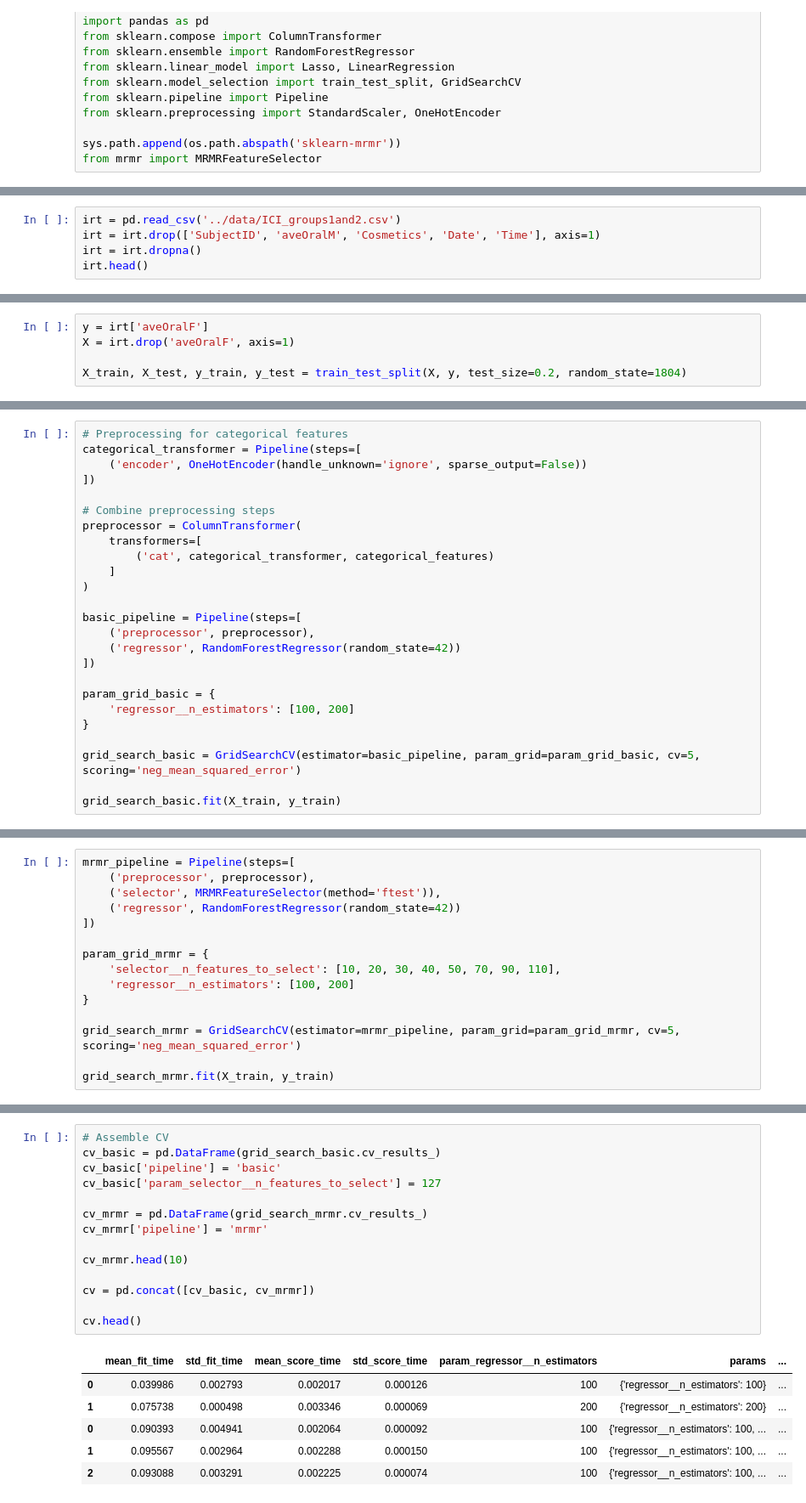
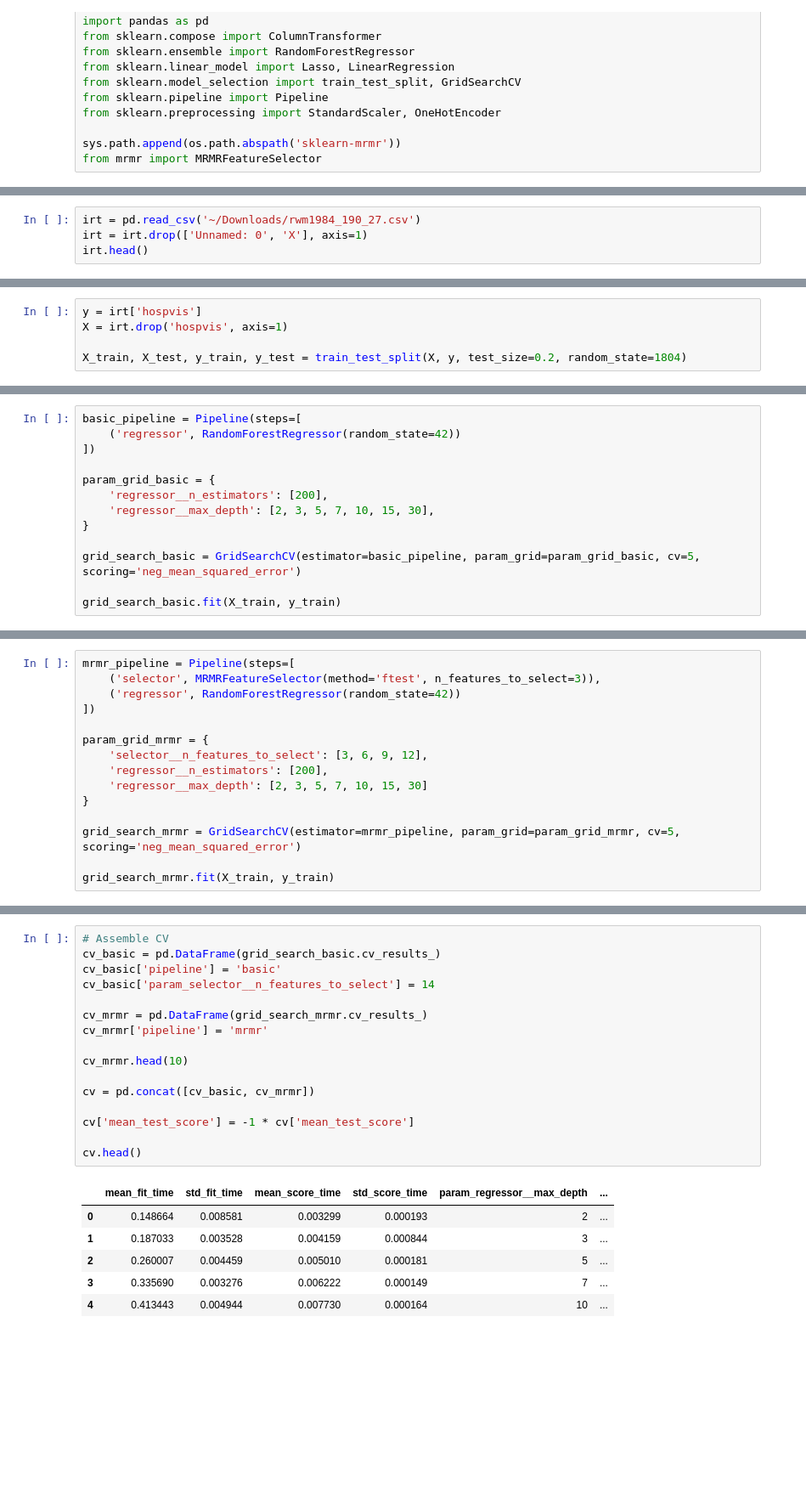
Before and after one commit to benhorvath/sklearn-mrmr, a Jupyter notebook: demo.ipynb, the cells around one changed output, grey strips where cells are left out. Shown: that part at 85% size. Saved outputs shown, nothing was run; the diff lists cells and outputs as text; blank space fills up the shorter version.

```diff
--- a/demo.ipynb
+++ b/demo.ipynb
@@ -23,6 +23,5 @@ Availabe at https://archive.ics.uci.edu/dataset/942/rt-iot2022
 # %%
-irt = pd.read_csv('../data/ICI_groups1and2.csv')
-irt = irt.drop(['SubjectID', 'aveOralM', 'Cosmetics', 'Date', 'Time'], axis=1)
-irt = irt.dropna()
+irt = pd.read_csv('~/Downloads/rwm1984_190_27.csv')
+irt = irt.drop(['Unnamed: 0', 'X'], axis=1)
 irt.head()
 # %% [output]
@@ -36,5 +34,5 @@ irt.head()
 # %%
-y = irt['aveOralF']
-X = irt.drop('aveOralF', axis=1)
+y = irt['hospvis']
+X = irt.drop('hospvis', axis=1)
 
 X_train, X_test, y_train, y_test = train_test_split(X, y, test_size=0.2, random_state=1804)
@@ -44,23 +39,11 @@ categorical_features = X.select_dtypes(include=[object, 'category']).columns.tol
 # %%
-# Preprocessing for categorical features
-categorical_transformer = Pipeline(steps=[
-    ('encoder', OneHotEncoder(handle_unknown='ignore', sparse_output=False))
-])
-
-# Combine preprocessing steps
-preprocessor = ColumnTransformer(
-    transformers=[
-        ('cat', categorical_transformer, categorical_features)
-    ]
-)
-
 basic_pipeline = Pipeline(steps=[
-    ('preprocessor', preprocessor),
     ('regressor', RandomForestRegressor(random_state=42))
 ])
 
 param_grid_basic = {
-    'regressor__n_estimators': [100, 200]
+    'regressor__n_estimators': [200],
+    'regressor__max_depth': [2, 3, 5, 7, 10, 15, 30],
 }
 
 grid_search_basic = GridSearchCV(estimator=basic_pipeline, param_grid=param_grid_basic, cv=5, scoring='neg_mean_squared_error')
@@ -82,14 +58,14 @@ GridSearchCV(cv=5,
              scoring='neg_mean_squared_error')
 # %%
 mrmr_pipeline = Pipeline(steps=[
-    ('preprocessor', preprocessor),
-    ('selector', MRMRFeatureSelector(method='ftest')),
+    ('selector', MRMRFeatureSelector(method='ftest', n_features_to_select=3)),
     ('regressor', RandomForestRegressor(random_state=42))
 ])
 
 param_grid_mrmr = {
-    'selector__n_features_to_select': [10, 20, 30, 40, 50, 70, 90, 110],
-    'regressor__n_estimators': [100, 200]
+    'selector__n_features_to_select': [3, 6, 9, 12],
+    'regressor__n_estimators': [200],
+    'regressor__max_depth': [2, 3, 5, 7, 10, 15, 30]
 }
 
 grid_search_mrmr = GridSearchCV(estimator=mrmr_pipeline, param_grid=param_grid_mrmr, cv=5, scoring='neg_mean_squared_error')
@@ -116,21 +84,23 @@ GridSearchCV(cv=5,
 # %%
 # Assemble CV
 cv_basic = pd.DataFrame(grid_search_basic.cv_results_)
 cv_basic['pipeline'] = 'basic'
-cv_basic['param_selector__n_features_to_select'] = 127
+cv_basic['param_selector__n_features_to_select'] = 14
 
 cv_mrmr = pd.DataFrame(grid_search_mrmr.cv_results_)
 cv_mrmr['pipeline'] = 'mrmr'
 
 cv_mrmr.head(10)
 
 cv = pd.concat([cv_basic, cv_mrmr])
 
+cv['mean_test_score'] = -1 * cv['mean_test_score']
+
 cv.head()
 # %% [output]
-|  | mean_fit_time | std_fit_time | mean_score_time | std_score_time | param_regressor__n_estimators | params | ... |
-| 0 | 0.039986 | 0.002793 | 0.002017 | 0.000126 | 100 | {'regressor__n_estimators': 100} | ... |
-| 1 | 0.075738 | 0.000498 | 0.003346 | 0.000069 | 200 | {'regressor__n_estimators': 200} | ... |
-| 0 | 0.090393 | 0.004941 | 0.002064 | 0.000092 | 100 | {'regressor__n_estimators': 100, ... | ... |
-| 1 | 0.095567 | 0.002964 | 0.002288 | 0.000150 | 100 | {'regressor__n_estimators': 100, ... | ... |
-| 2 | 0.093088 | 0.003291 | 0.002225 | 0.000074 | 100 | {'regressor__n_estimators': 100, ... | ... |
+|  | mean_fit_time | std_fit_time | mean_score_time | std_score_time | param_regressor__max_depth | ... |
+| 0 | 0.148664 | 0.008581 | 0.003299 | 0.000193 | 2 | ... |
+| 1 | 0.187033 | 0.003528 | 0.004159 | 0.000844 | 3 | ... |
+| 2 | 0.260007 | 0.004459 | 0.005010 | 0.000181 | 5 | ... |
+| 3 | 0.335690 | 0.003276 | 0.006222 | 0.000149 | 7 | ... |
+| 4 | 0.413443 | 0.004944 | 0.007730 | 0.000164 | 10 | ... |
```
Also changed, not shown: parts of 11 cells of this notebook, 4 other files.
